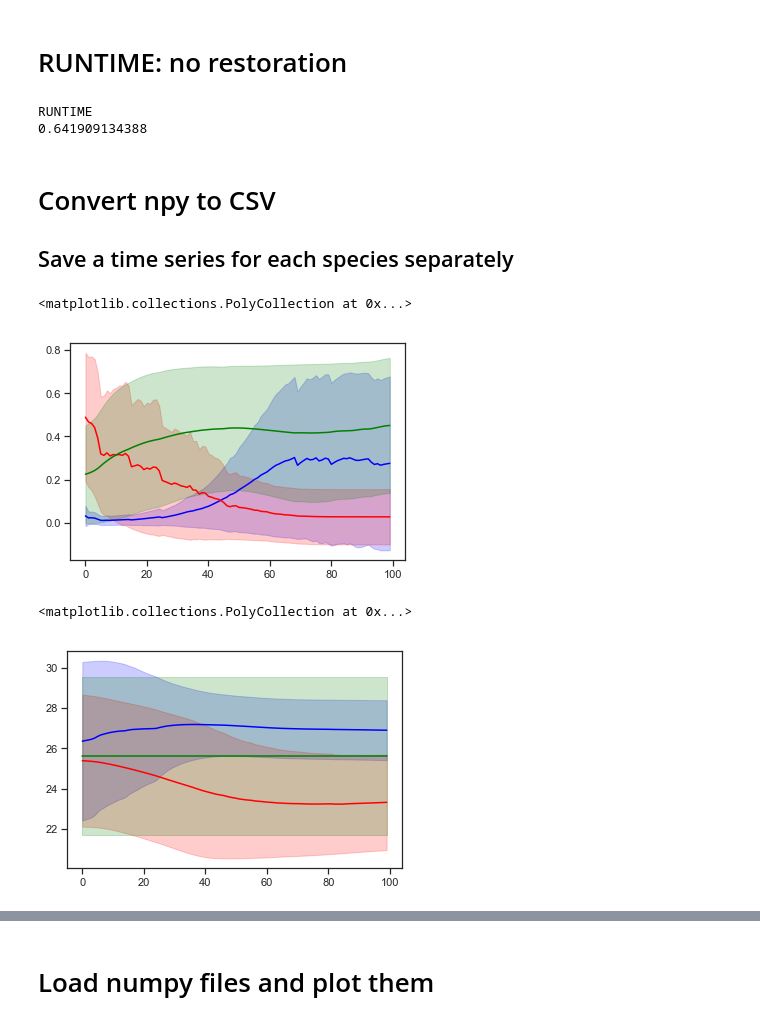
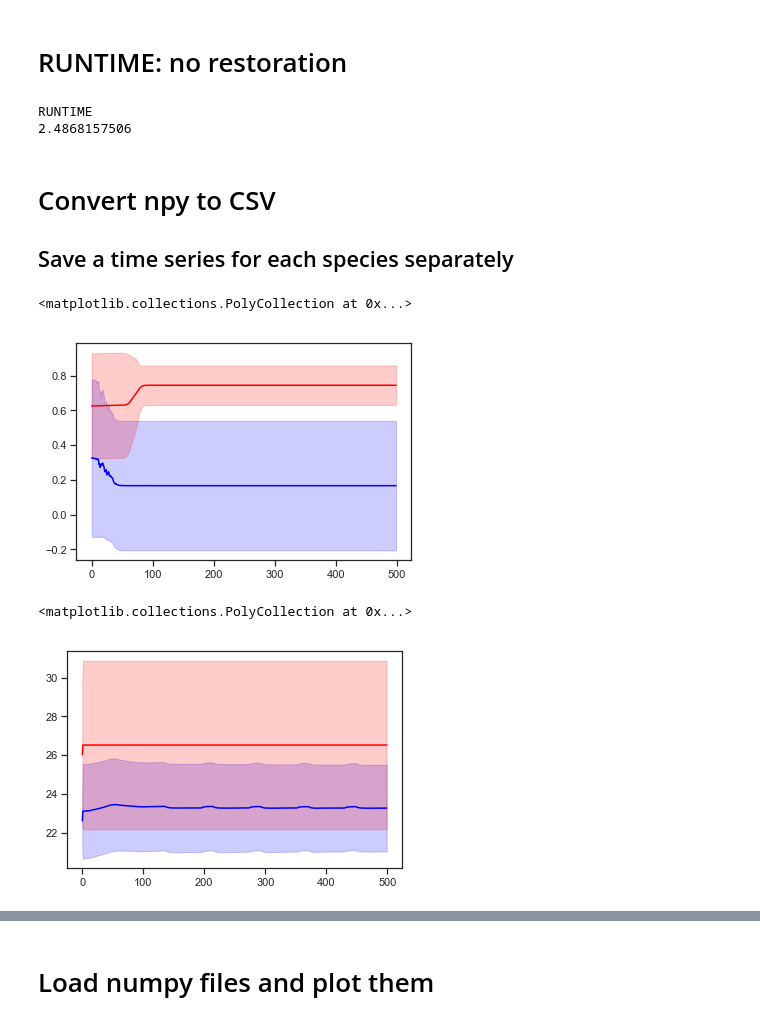
Before and after one commit to pinskylab/coral-restoration, a Jupyter notebook: Coral_Restoration.ipynb, the cells around one changed output, grey strips where cells are left out. Saved outputs shown, nothing was run; the diff lists cells and outputs as text; code cells hidden in the pictures.

```diff
--- a/Coral_Restoration.ipynb
+++ b/Coral_Restoration.ipynb
@@ -1260,7 +1240,7 @@ spp_state_restore.shape
 #source_cover = np.ones((num_restore,nsp)) #this sets every source reef at 1,
 #can set with another array to change values
 
-source_cover = np.array([1,1])
+source_cover = np.array([1.,1.])
 #source_cover = np.array([1e-49])
 #source_cover = np.array([1e-49,1e-49])
 
@@ -1851,26 +1674,33 @@ parameters_dict = {'nsp': nsp,
                     'm_const': m_const,
                     'maxtemp': maxtemp,
                     'annual_temp_change': annual_temp_change,
-                    'timemod':timemod,
-                    'restoration_years':restoration_years,
-                    'source_cover':source_cover
+                    'timemod': timemod,
+                    'restoration_years': restoration_years,
+                    'source_cover': source_cover,
+                    'trait_strategy': trait_strategy,
+                    'value': value,
+                    'scaling_frac': scaling_frac,
+                    'percentile': percentile,
+                    'trait_increase': trait_increase,
+                    'num_restore':num_restore,
+                    'restore_array':restore_array
                     }
 
 
 
 time0 = time.time()
 
-N2, Z2, SST_runtime2 = coral_restore_fun(parameters_dict,N0[:,:,-1],Z0[:,:,-1],
-                                        SST_burnin[:,-1],anomalies_burn_restore,algaemort_restore,
-                                        temp_change="sigmoid", trait_restore=trait_restore_val,
-                                        burnin=False)
+N2, Z2, SST_runtime2 = coral_restore_fun2(parameters_dict,N0[:,:,-1],Z0[:,:,-1],
+                                                   SST_burnin[:,-1],anomalies_run_restore,
+                                                   algaemort_restore,temp_change="sigmoid",
+                                                   burnin=False)
 
 time1 = time.time()
 total = (time1-time0)/60
 print total
 # %% [output]
 RUNTIME
-0.641909134388
+2.4868157506
 # %% [markdown]
 # Convert npy to CSV
 ## Save a time series for each species separately
@@ -1909,39 +1739,39 @@ plt.fill_between(np.arange(0,runtime),species2_mean-species2_std,species2_mean+s
                  edgecolor='r', facecolor='r')
 
 # Plot species 3 trajectory (averaged across all reefs)
-species3_mean = N2[:,2,:].mean(axis=0)
-species3_std = N2[:,2,:].std(axis=0)
-plt.plot(species3_mean ,color='g')
-plt.fill_between(np.arange(0,runtime),species3_mean-species3_std,species3_mean+species3_std, alpha=0.2,
-                 edgecolor='g', facecolor='g')
+#species3_mean = N2[:,2,:].mean(axis=0)
+#species3_std = N2[:,2,:].std(axis=0)
+#plt.plot(species3_mean ,color='g')
+#plt.fill_between(np.arange(0,runtime),species3_mean-species3_std,species3_mean+species3_std, alpha=0.2,
+#                 edgecolor='g', facecolor='g')
 # %% [output]
 <matplotlib.collections.PolyCollection at 0x...>
-[figure, old version]
+[figure, new version]
 # %%
 #! BURNIN PLOTS: Trait values
 # Plot species 1 trajectory (averaged across all reefs)
 species1_mean = Z2[:,0,:].mean(axis=0)
 species1_std = Z2[:,0,:].std(axis=0)
 plt.plot(species1_mean ,color='b')
 plt.fill_between(np.arange(0,runtime),species1_mean-species1_std,species1_mean+species1_std, alpha=0.2,
                  edgecolor='b', facecolor='b')
 
 # Plot species 2 trajectory (averaged across all reefs)
 species2_mean = Z2[:,1,:].mean(axis=0)
 species2_std = Z2[:,1,:].std(axis=0)
 plt.plot(species2_mean ,color='r')
 plt.fill_between(np.arange(0,runtime),species2_mean-species2_std,species2_mean+species2_std, alpha=0.2,
                  edgecolor='r', facecolor='r')
 
 # Plot species 3 trajectory (averaged across all reefs)
-species3_mean = Z2[:,2,:].mean(axis=0)
-species3_std = Z2[:,2,:].std(axis=0)
-plt.plot(species3_mean ,color='g')
-plt.fill_between(np.arange(0,runtime),species3_mean-species3_std,species3_mean+species3_std, alpha=0.2,
-                 edgecolor='g', facecolor='g')
+#species3_mean = Z2[:,2,:].mean(axis=0)
+#species3_std = Z2[:,2,:].std(axis=0)
+#plt.plot(species3_mean ,color='g')
+#plt.fill_between(np.arange(0,runtime),species3_mean-species3_std,species3_mean+species3_std, alpha=0.2,
+#                 edgecolor='g', facecolor='g')
 # %% [output]
 <matplotlib.collections.PolyCollection at 0x...>
-[figure, old version]
+[figure, new version]
 # %%
 SST = SST_runtime2
 SST_mean = SST.mean(axis=0)
```
Also changed, not shown: parts of 52 cells of this notebook.
